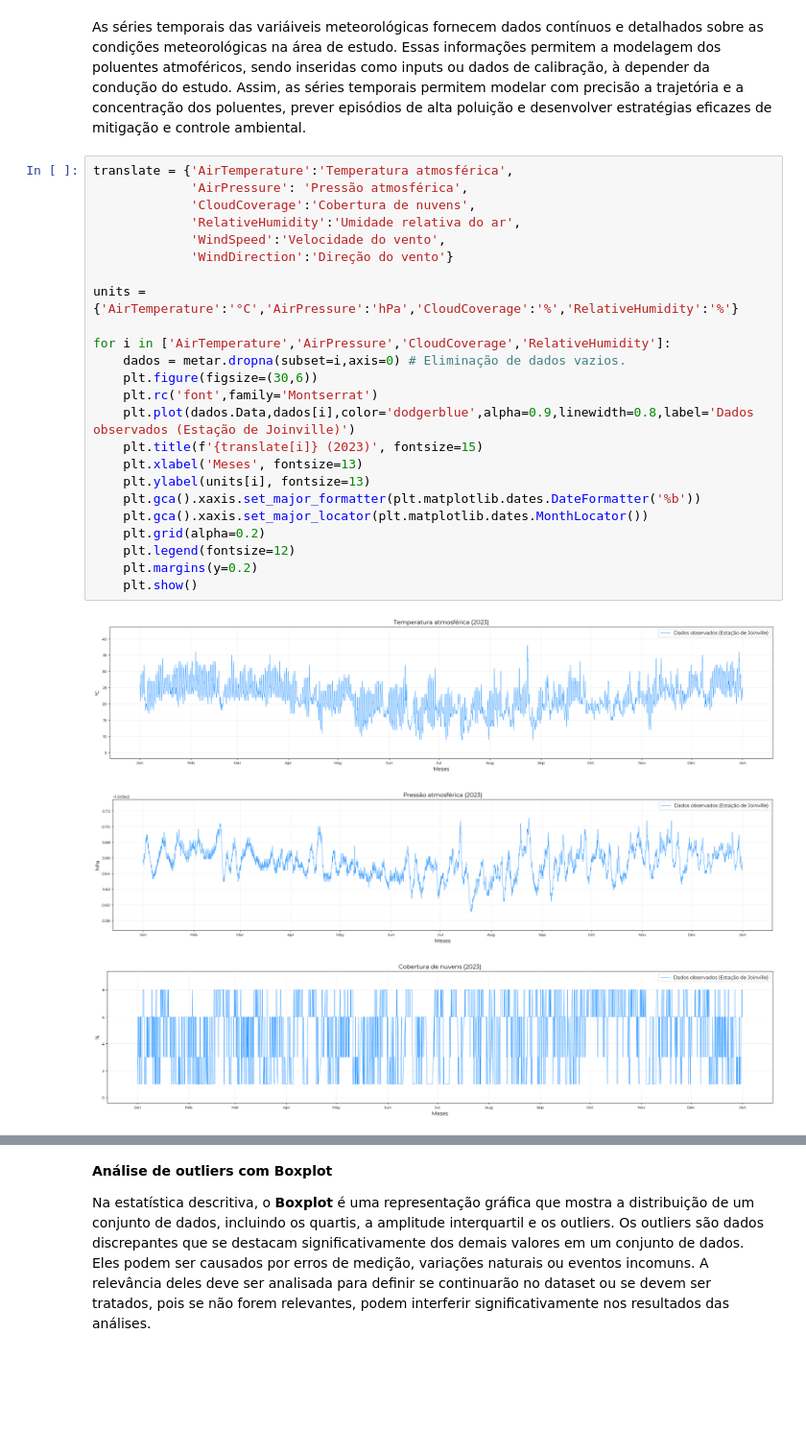
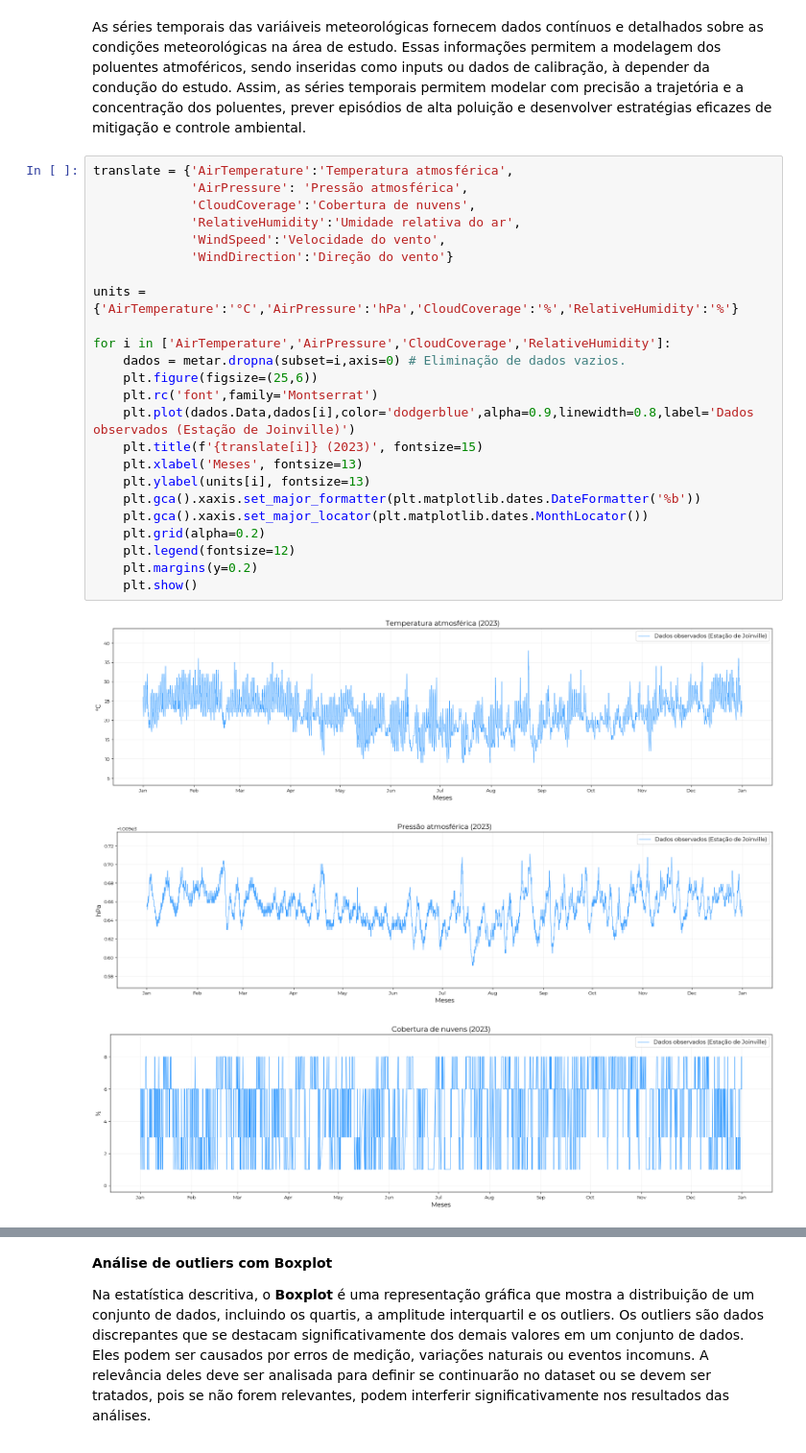
Before and after one commit to lucaborgess/Air-Modelling, a Jupyter notebook: scripts/Atividade02_Meteo.ipynb, the cells around one changed output, grey strips where cells are left out. Shown at 96% size. Cells and saved outputs as stored; diff of their text form; blank space fills up the shorter version.

```diff
--- a/scripts/Atividade02_Meteo.ipynb
+++ b/scripts/Atividade02_Meteo.ipynb
@@ -58,28 +58,28 @@ As séries temporais das variáiveis meteorológicas fornecem dados contínuos e
 # %%
 translate = {'AirTemperature':'Temperatura atmosférica',
              'AirPressure': 'Pressão atmosférica',
              'CloudCoverage':'Cobertura de nuvens',
              'RelativeHumidity':'Umidade relativa do ar',
              'WindSpeed':'Velocidade do vento',
              'WindDirection':'Direção do vento'}
 
 units = {'AirTemperature':'°C','AirPressure':'hPa','CloudCoverage':'%','RelativeHumidity':'%'}
 
 for i in ['AirTemperature','AirPressure','CloudCoverage','RelativeHumidity']:
     dados = metar.dropna(subset=i,axis=0) # Eliminação de dados vazios.
-    plt.figure(figsize=(30,6))
+    plt.figure(figsize=(25,6))
     plt.rc('font',family='Montserrat')
     plt.plot(dados.Data,dados[i],color='dodgerblue',alpha=0.9,linewidth=0.8,label='Dados observados (Estação de Joinville)')
     plt.title(f'{translate[i]} (2023)', fontsize=15)
     plt.xlabel('Meses', fontsize=13)
     plt.ylabel(units[i], fontsize=13)
     plt.gca().xaxis.set_major_formatter(plt.matplotlib.dates.DateFormatter('%b'))
     plt.gca().xaxis.set_major_locator(plt.matplotlib.dates.MonthLocator())
     plt.grid(alpha=0.2)
     plt.legend(fontsize=12)
     plt.margins(y=0.2)
     plt.show()
 # %% [output]
-[figure, old version]
+[figure, new version]
-[figure, old version]
+[figure, new version]
-[figure, old version]
+[figure, new version]
```
Also changed, not shown: parts of 4 cells of this notebook.
